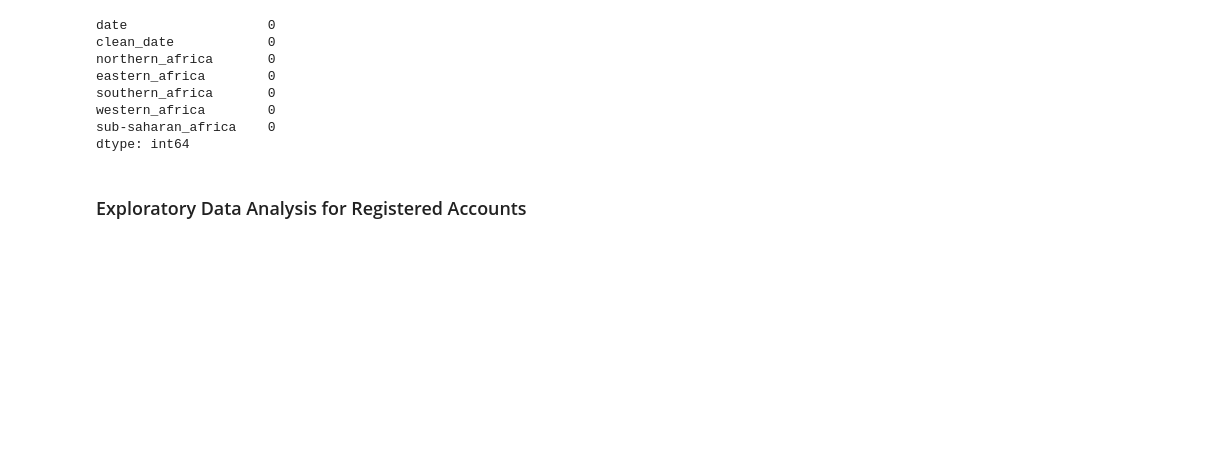
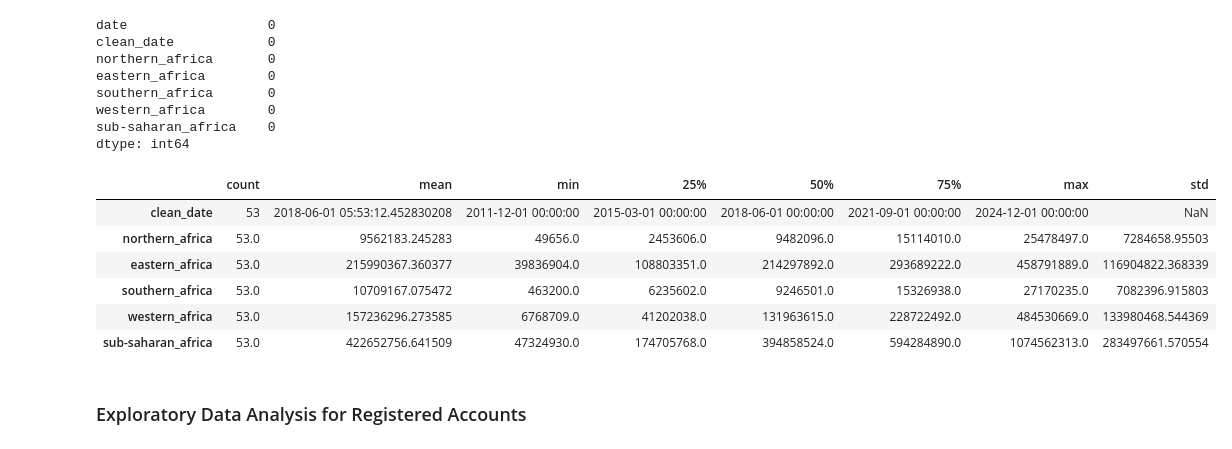
Before and after one commit to yaakydd/MoMo_In_Africa, a Jupyter notebook: Notebooks/Registered_Accounts.ipynb, the cells around one changed output. Drawn from its saved outputs; the diff is of its cells as text; code cells hidden in the pictures; blank space fills up the shorter version.

```diff
--- a/Notebooks/Registered_Accounts.ipynb
+++ b/Notebooks/Registered_Accounts.ipynb
@@ -67,7 +66,15 @@ western_africa        0
 sub-saharan_africa    0
 dtype: int64
 # %%
-Registered_Accounts.describe(include = np.number).T
+Registered_Accounts.describe().T
+# %% [output]
+|  | count | mean | min | 25% | 50% | 75% | max | std |
+| clean_date | 53 | 2018-06-01 05:53:12.452830208 | 2011-12-01 00:00:00 | 2015-03-01 00:00:00 | 2018-06-01 00:00:00 | 2021-09-01 00:00:00 | 2024-12-01 00:00:00 | NaN |
+| northern_africa | 53.0 | 9562183.245283 | 49656.0 | 2453606.0 | 9482096.0 | 15114010.0 | 25478497.0 | 7284658.95503 |
+| eastern_africa | 53.0 | 215990367.360377 | 39836904.0 | 108803351.0 | 214297892.0 | 293689222.0 | 458791889.0 | 116904822.368339 |
+| southern_africa | 53.0 | 10709167.075472 | 463200.0 | 6235602.0 | 9246501.0 | 15326938.0 | 27170235.0 | 7082396.915803 |
+| western_africa | 53.0 | 157236296.273585 | 6768709.0 | 41202038.0 | 131963615.0 | 228722492.0 | 484530669.0 | 133980468.544369 |
+| sub-saharan_africa | 53.0 | 422652756.641509 | 47324930.0 | 174705768.0 | 394858524.0 | 594284890.0 | 1074562313.0 | 283497661.570554 |
 # %% [markdown]
 ### Exploratory Data Analysis for Registered Accounts
 # %%
```
Also changed, not shown: parts of 2 cells of this notebook, 11 other files.
